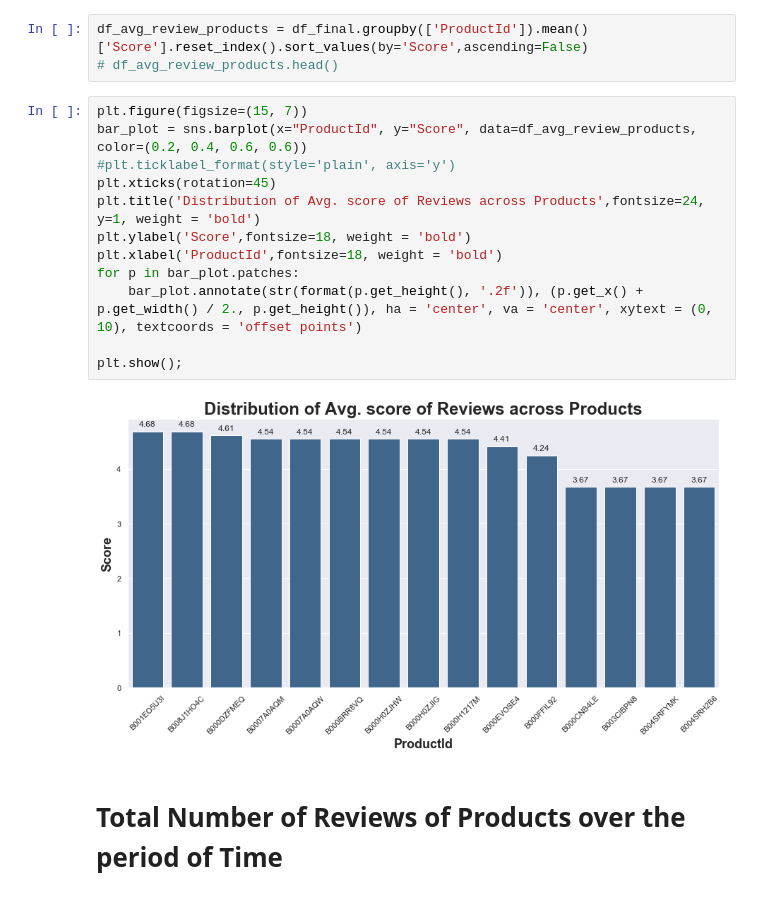
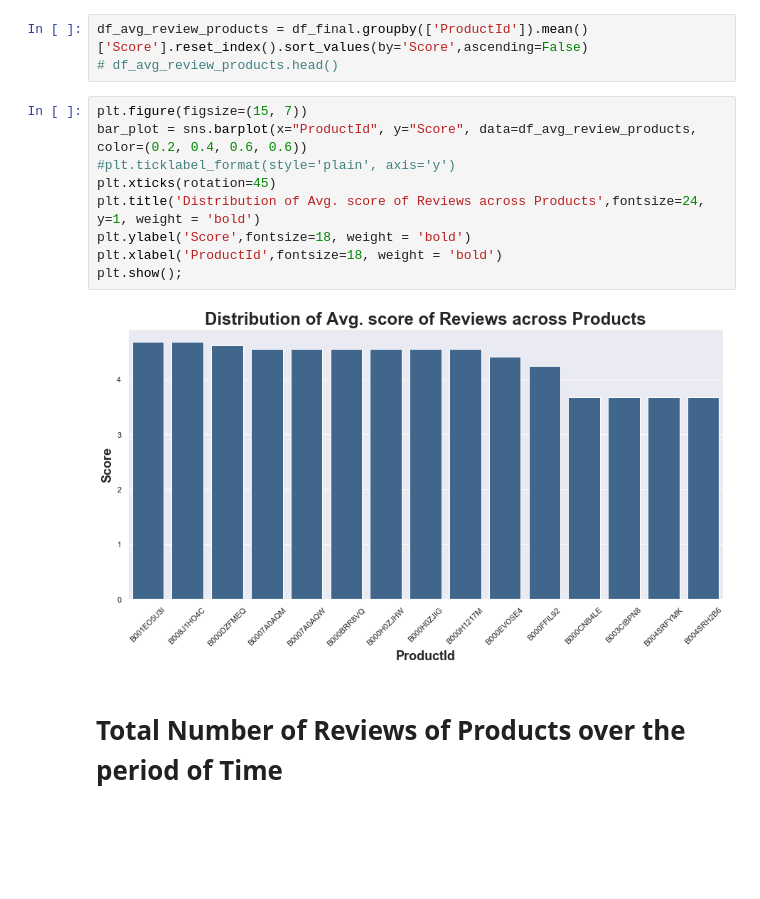
Before and after one commit to vibhutivadje/Text_Mining_Project, a Jupyter notebook: AmazonfoodReview_Analysis.ipynb, the cells around one changed output. Cells and saved outputs as stored; diff of their text form; blank space fills up the shorter version.

```diff
--- a/AmazonfoodReview_Analysis.ipynb
+++ b/AmazonfoodReview_Analysis.ipynb
@@ -216,17 +209,14 @@ df_avg_review_products = df_final.groupby(['ProductId']).mean()['Score'].reset_i
 # %%
 plt.figure(figsize=(15, 7))
 bar_plot = sns.barplot(x="ProductId", y="Score", data=df_avg_review_products, color=(0.2, 0.4, 0.6, 0.6))
 #plt.ticklabel_format(style='plain', axis='y')
 plt.xticks(rotation=45)
 plt.title('Distribution of Avg. score of Reviews across Products',fontsize=24, y=1, weight = 'bold')
 plt.ylabel('Score',fontsize=18, weight = 'bold')
 plt.xlabel('ProductId',fontsize=18, weight = 'bold')
-for p in bar_plot.patches:
-    bar_plot.annotate(str(format(p.get_height(), '.2f')), (p.get_x() + p.get_width() / 2., p.get_height()), ha = 'center', va = 'center', xytext = (0, 10), textcoords = 'offset points')
-
 plt.show();
 # %% [output]
-[figure, old version]
+[figure, new version]
 # %% [markdown]
 # Total Number of Reviews of Products over the period of Time
 # %%
```
Also changed, not shown: parts of 10 cells of this notebook, 1 other file.
